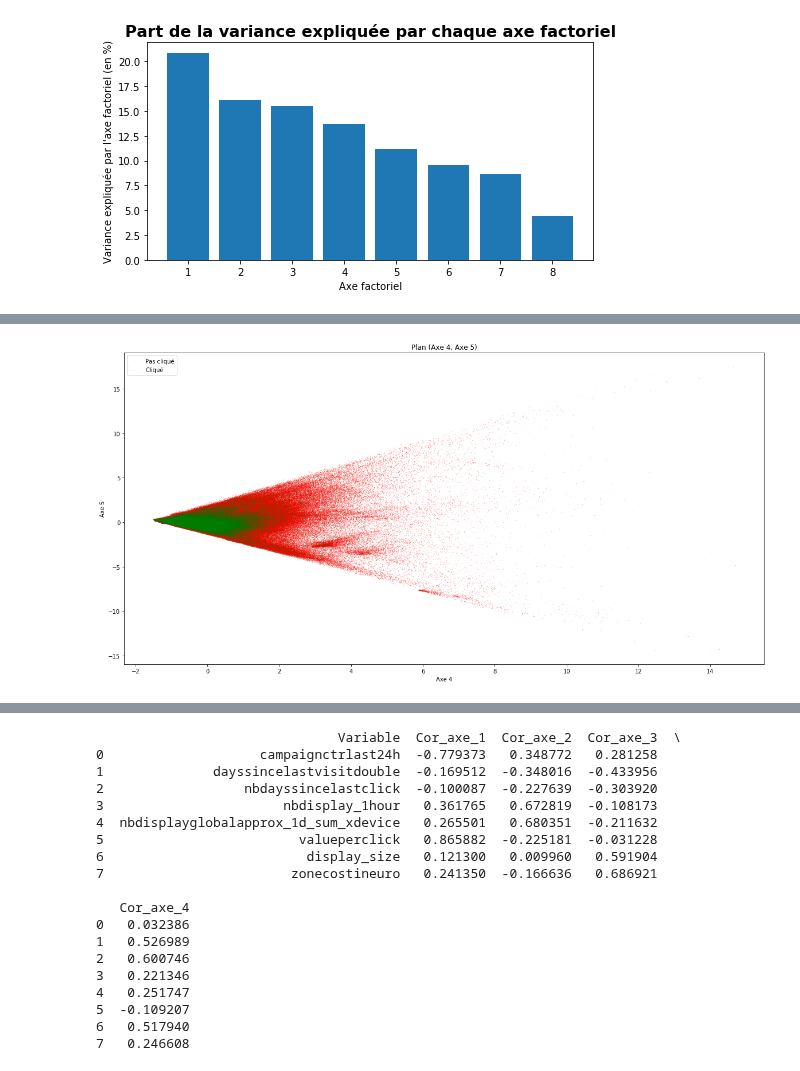
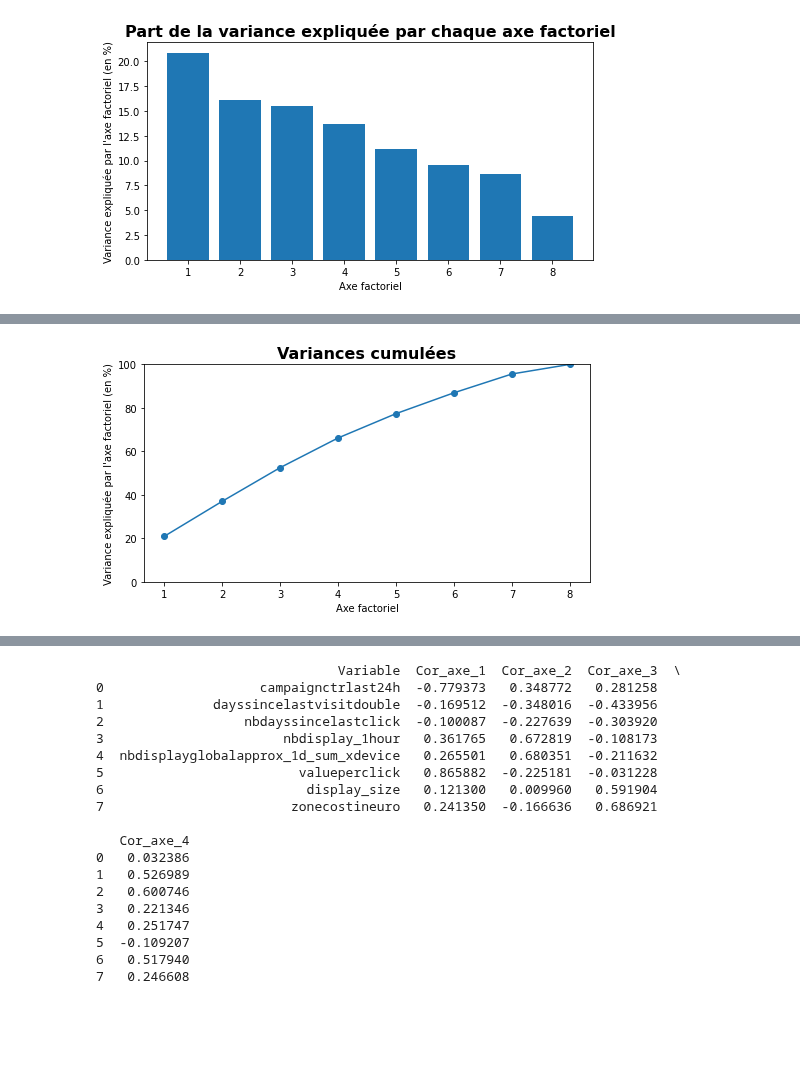
Before and after one commit to baptiste-pasquier/statapp, a Jupyter notebook: acp.ipynb, the cells around one changed output, grey strips where cells are left out. Saved outputs shown, nothing was run; the diff lists cells and outputs as text; code cells hidden in the pictures; blank space fills up the shorter version.

```diff
--- a/acp.ipynb
+++ b/acp.ipynb
@@ -20,6 +30,9 @@ df.head()
 | 3 | 3 | 2020-10-19 | b'=\xa6\xeef\x99\xda\x1e\xb5-5\x8... | b'7\xa0%5\x98\x02\x00\xe5\xa2\xfb... | 6 | web | 1 | ... |
 | 4 | 4 | 2020-10-19 | b'\x0f\xbc\x909\x14[dI\xa7v]\xcc\... | b'\xa0\t^\xa5Z\x06[-\x86\x13\xd8\... | 8 | app_ios | 2 | ... |
 5 rows × 48 columns
+# %%
+# Shuffling
+df = df.sample(frac=1).reset_index(drop=True)
 # %%
 pd.DataFrame({"Valeurs manquantes":df.isnull().sum(), "Proportion manquante":df.isnull().sum()/len(df)})
 # %% [output]
@@ -211,13 +102,10 @@ plt.show()
-# %%
-plt.figure(figsize=(20,10))
-plt.plot(coord_4_not_cliqued, coord_5_not_cliqued, '.', color='r', linestyle="None", markersize=0.2)
-plt.plot(coord_4_cliqued, coord_5_cliqued, '.', color='g', linestyle="None", markersize=0.2)
-plt.xlabel('Axe 4')
-plt.ylabel('Axe 5')
-plt.title('Plan (Axe 4, Axe 5)')
-plt.legend(['Pas cliqué', 'Cliqué'])
-# plt.savefig('plan_axe4_axe5.png', dpi = 500, bbox_inches='tight', figsize=(10,6))
-# plt.close()
-plt.show()
-# %% [output]
-[figure, removed]
+# %%
+plt.figure(figsize=(8,4))
+plt.plot(np.arange(1,acp.n_components_+1),acp.explained_variance_ratio_.cumsum()*100,  marker = 'o')
+plt.title("Variances cumulées", size=16, fontweight='bold')
+plt.ylim(0, 100)
+plt.ylabel("Variance expliquée par l'axe factoriel (en %)", size=10)
+plt.xlabel("Axe factoriel", size=10)
+plt.show()
+# %% [output]
+[figure, added]
```
Also changed, not shown: parts of 24 cells of this notebook.
